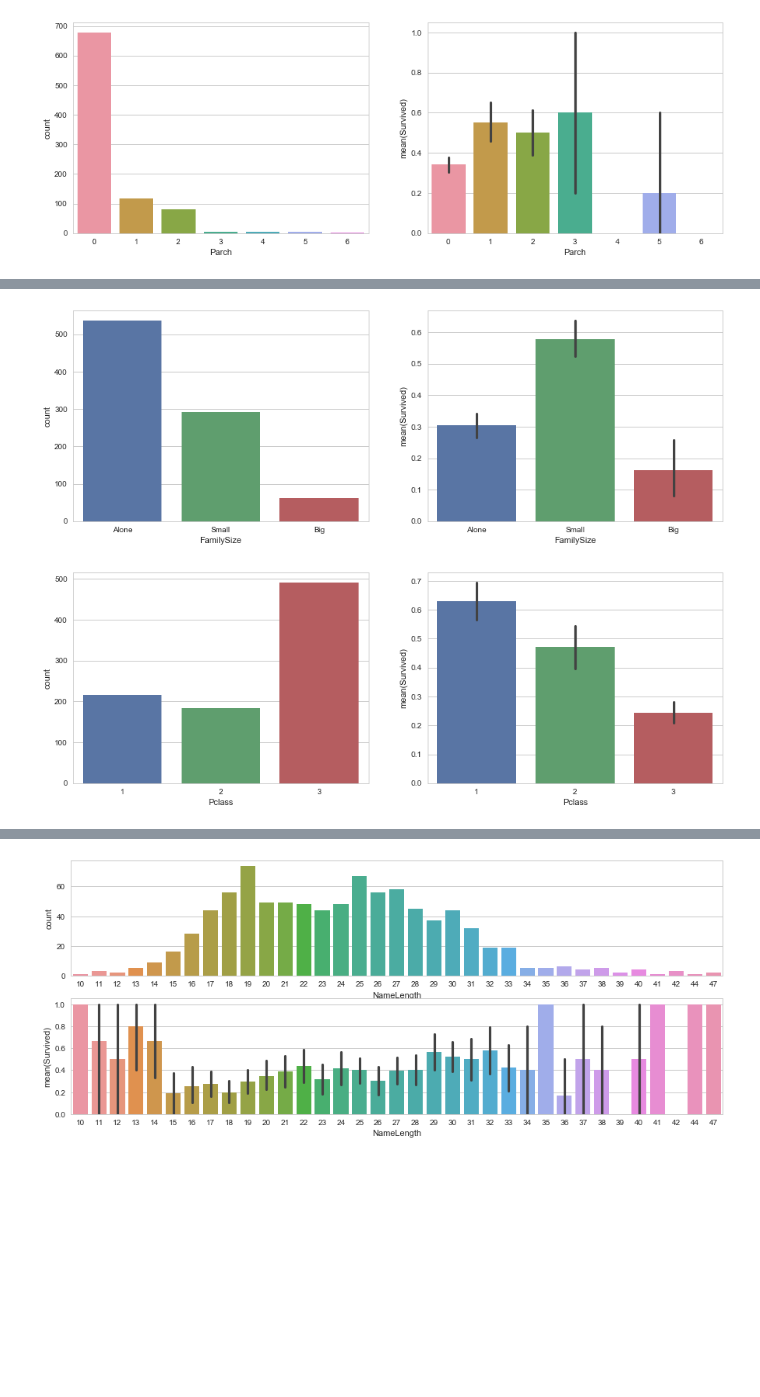
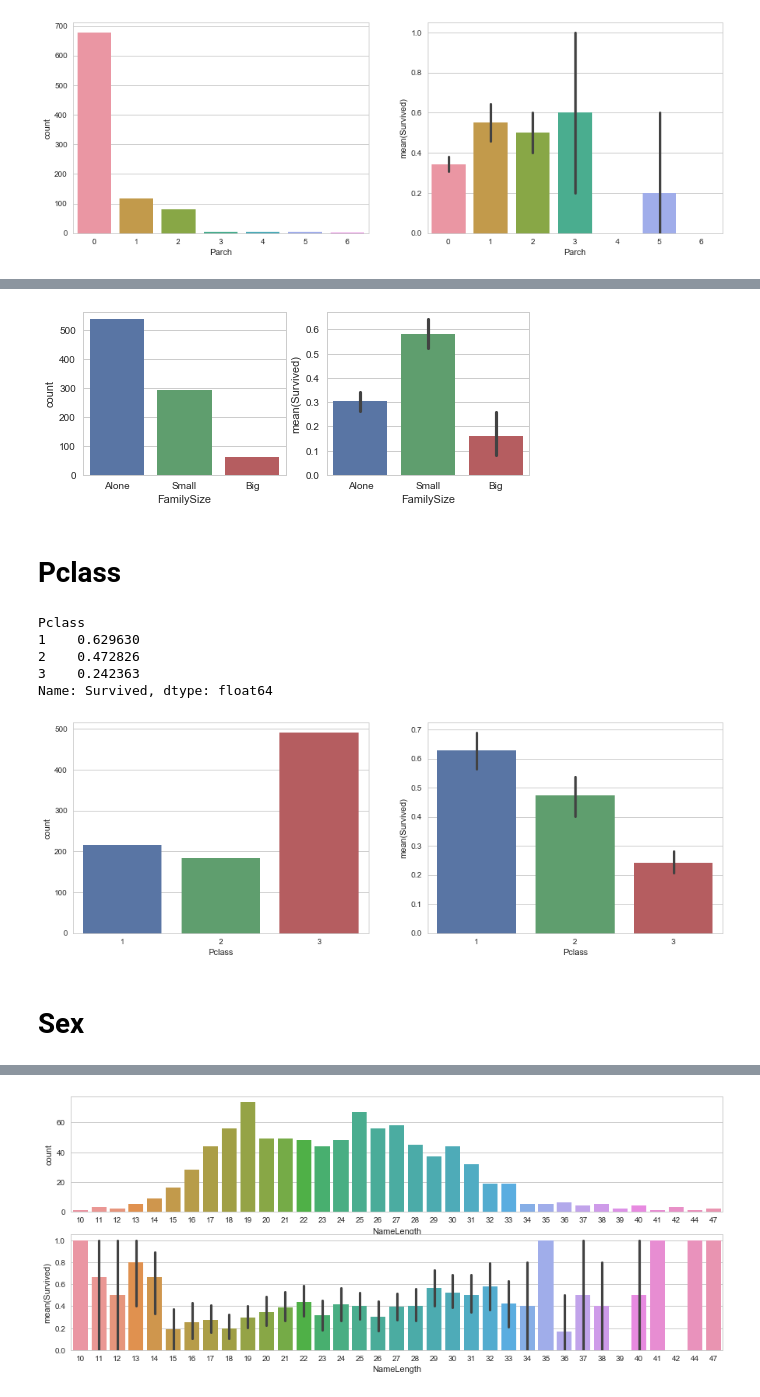
Before and after one commit to awday/DMT-23, a Jupyter notebook: Assignment1/Task 2/Task2.ipynb, the cells around one changed output, grey strips where cells are left out. Cells and saved outputs as stored; diff of their text form; code cells hidden in the pictures; blank space fills up the shorter version.

```diff
--- a/Assignment1/Task 2/Task2.ipynb
+++ b/Assignment1/Task 2/Task2.ipynb
@@ -100,24 +122,26 @@ plt.close(g.fig)
 # %%
 # Family size into classes
-fig, (axis1,axis2) = plt.subplots(1,2,figsize=(15,5))
+fig, (axis1,axis2) = plt.subplots(1,2,figsize=(8,3))
 
 def family_size_to_class(size):
     if (size == 1):
         return "Alone"
     elif (size < 5):
         return "Small"
     else:
         return "Big"
 
 train["FamilySize"] = train["FamilySize"].map(family_size_to_class)
 test["FamilySize"] = test["FamilySize"].map(family_size_to_class)
 
 sns.countplot(x="FamilySize", data=train, order=['Alone', 'Small', 'Big'], ax=axis1)
 g = sns.factorplot(x="FamilySize", y="Survived", data=train, order=['Alone', 'Small', 'Big'], kind="bar", ax=axis2)
 
 plt.close(g.fig)
 # %% [output]
-[figure, old version]
+[figure, new version]
+# %% [markdown]
+# Pclass
 # %%
 # Pclass
 fig, (axis1,axis2) = plt.subplots(1,2,figsize=(15,5))
@@ -126,8 +150,17 @@ sns.countplot(x="Pclass", data=train, ax=axis1)
 g = sns.factorplot(x="Pclass", y="Survived", data=train, kind="bar", ax=axis2)
 
 plt.close(g.fig)
+
+train['Survived'].groupby(train['Pclass']).mean()
 # %% [output]
+Pclass
+1    0.629630
+2    0.472826
+3    0.242363
+Name: Survived, dtype: float64
 [figure]
+# %% [markdown]
+# Sex
 # %%
 # Sex
 fig, (axis1,axis2) = plt.subplots(1,2,figsize=(15,5))
```
Also changed, not shown: parts of 41 cells of this notebook, 3 other files.
